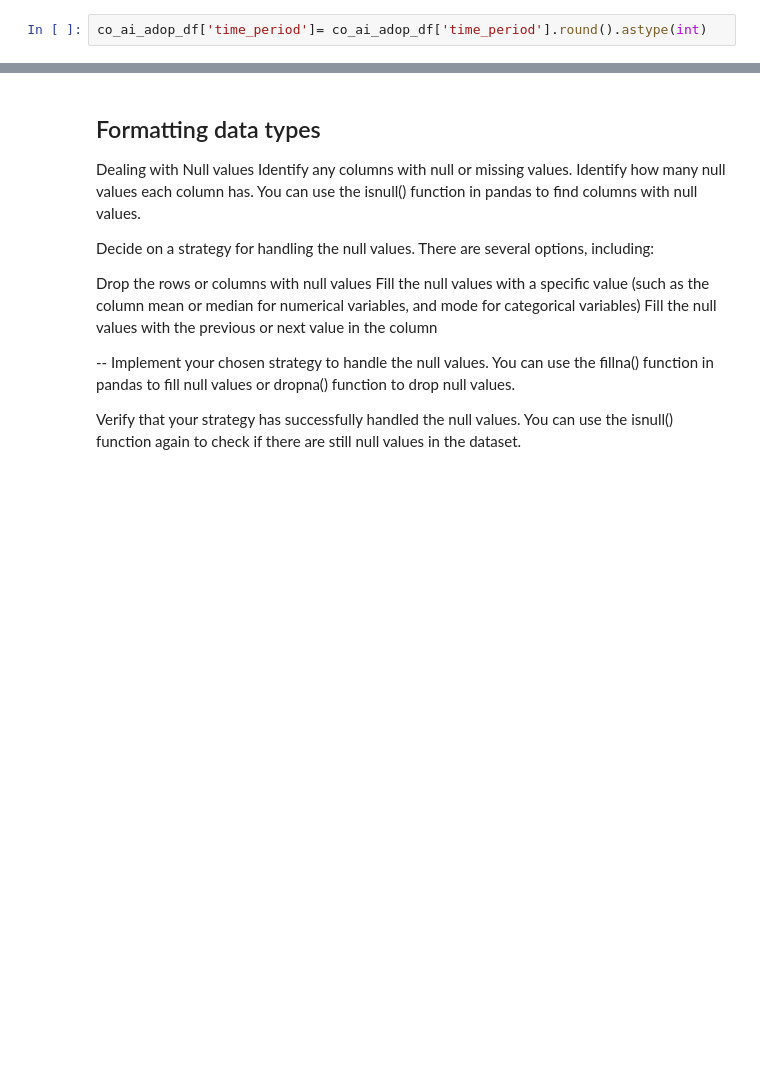
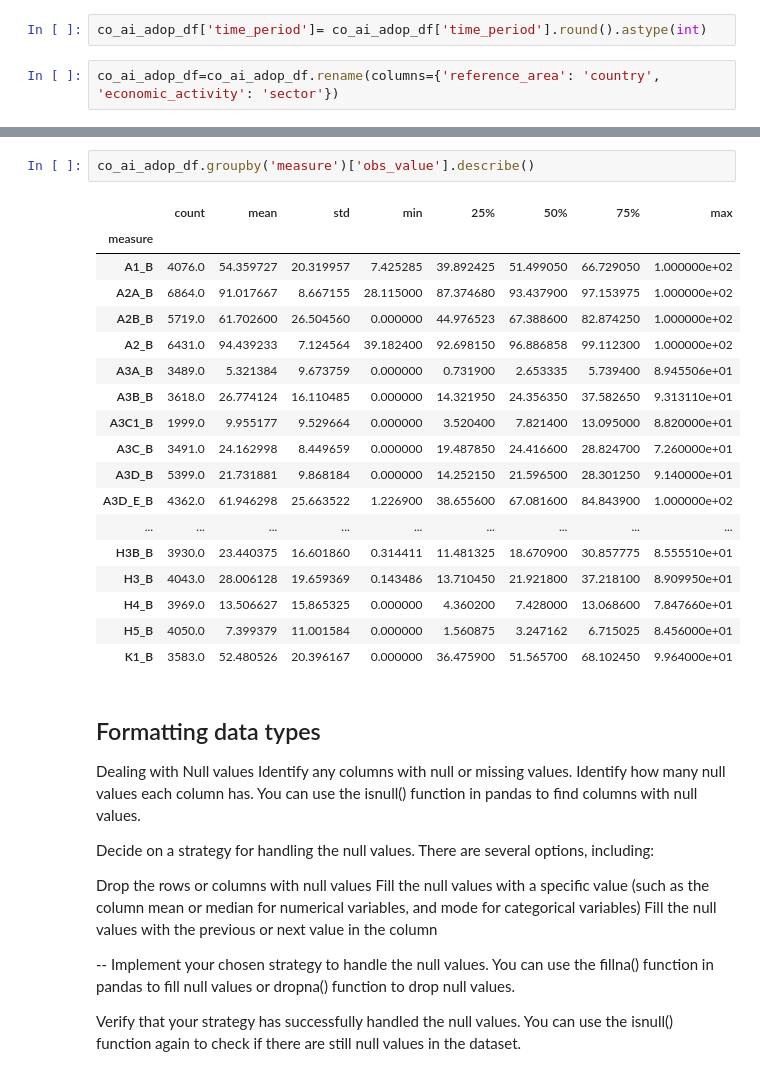
Before and after one commit to isg75/first_project, a Jupyter notebook: notebooks/cleaning_instructions_02.ipynb, the cells around one changed output, grey strips where cells are left out. Drawn from its saved outputs; the diff is of its cells as text; blank space fills up the shorter version.

```diff
--- a/notebooks/cleaning_instructions_02.ipynb
+++ b/notebooks/cleaning_instructions_02.ipynb
@@ -573,3 +596,5 @@ co_ai_adop_df.head()
 co_ai_adop_df=co_ai_adop_df.loc[:, ['reference_area', 'measure', 'economic_activity', 'obs_value', 'time_period']]
 # %%
 co_ai_adop_df['time_period']= co_ai_adop_df['time_period'].round().astype(int)
+# %%
+co_ai_adop_df=co_ai_adop_df.rename(columns={'reference_area': 'country', 'economic_activity': 'sector'})
@@ -576,3 +610,24 @@ co_ai_adop_df['time_period']= co_ai_adop_df['time_period'].round().astype(int)
+# %%
+co_ai_adop_df.groupby('measure')['obs_value'].describe()
+# %% [output]
+|  | count | mean | std | min | 25% | 50% | 75% | max |
+| measure |  |  |  |  |  |  |  |  |
+| A1_B | 4076.0 | 54.359727 | 20.319957 | 7.425285 | 39.892425 | 51.499050 | 66.729050 | 1.000000e+02 |
+| A2A_B | 6864.0 | 91.017667 | 8.667155 | 28.115000 | 87.374680 | 93.437900 | 97.153975 | 1.000000e+02 |
+| A2B_B | 5719.0 | 61.702600 | 26.504560 | 0.000000 | 44.976523 | 67.388600 | 82.874250 | 1.000000e+02 |
+| A2_B | 6431.0 | 94.439233 | 7.124564 | 39.182400 | 92.698150 | 96.886858 | 99.112300 | 1.000000e+02 |
+| A3A_B | 3489.0 | 5.321384 | 9.673759 | 0.000000 | 0.731900 | 2.653335 | 5.739400 | 8.945506e+01 |
+| A3B_B | 3618.0 | 26.774124 | 16.110485 | 0.000000 | 14.321950 | 24.356350 | 37.582650 | 9.313110e+01 |
+| A3C1_B | 1999.0 | 9.955177 | 9.529664 | 0.000000 | 3.520400 | 7.821400 | 13.095000 | 8.820000e+01 |
+| A3C_B | 3491.0 | 24.162998 | 8.449659 | 0.000000 | 19.487850 | 24.416600 | 28.824700 | 7.260000e+01 |
+| A3D_B | 5399.0 | 21.731881 | 9.868184 | 0.000000 | 14.252150 | 21.596500 | 28.301250 | 9.140000e+01 |
+| A3D_E_B | 4362.0 | 61.946298 | 25.663522 | 1.226900 | 38.655600 | 67.081600 | 84.843900 | 1.000000e+02 |
+| ... | ... | ... | ... | ... | ... | ... | ... | ... |
+| H3B_B | 3930.0 | 23.440375 | 16.601860 | 0.314411 | 11.481325 | 18.670900 | 30.857775 | 8.555510e+01 |
+| H3_B | 4043.0 | 28.006128 | 19.659369 | 0.143486 | 13.710450 | 21.921800 | 37.218100 | 8.909950e+01 |
+| H4_B | 3969.0 | 13.506627 | 15.865325 | 0.000000 | 4.360200 | 7.428000 | 13.068600 | 7.847660e+01 |
+| H5_B | 4050.0 | 7.399379 | 11.001584 | 0.000000 | 1.560875 | 3.247162 | 6.715025 | 8.456000e+01 |
+| K1_B | 3583.0 | 52.480526 | 20.396167 | 0.000000 | 36.475900 | 51.565700 | 68.102450 | 9.964000e+01 |
 # %% [markdown]
 ## Formatting data types
 Dealing with Null values
```
Also changed, not shown: parts of 10 cells of this notebook, 23 other files.
